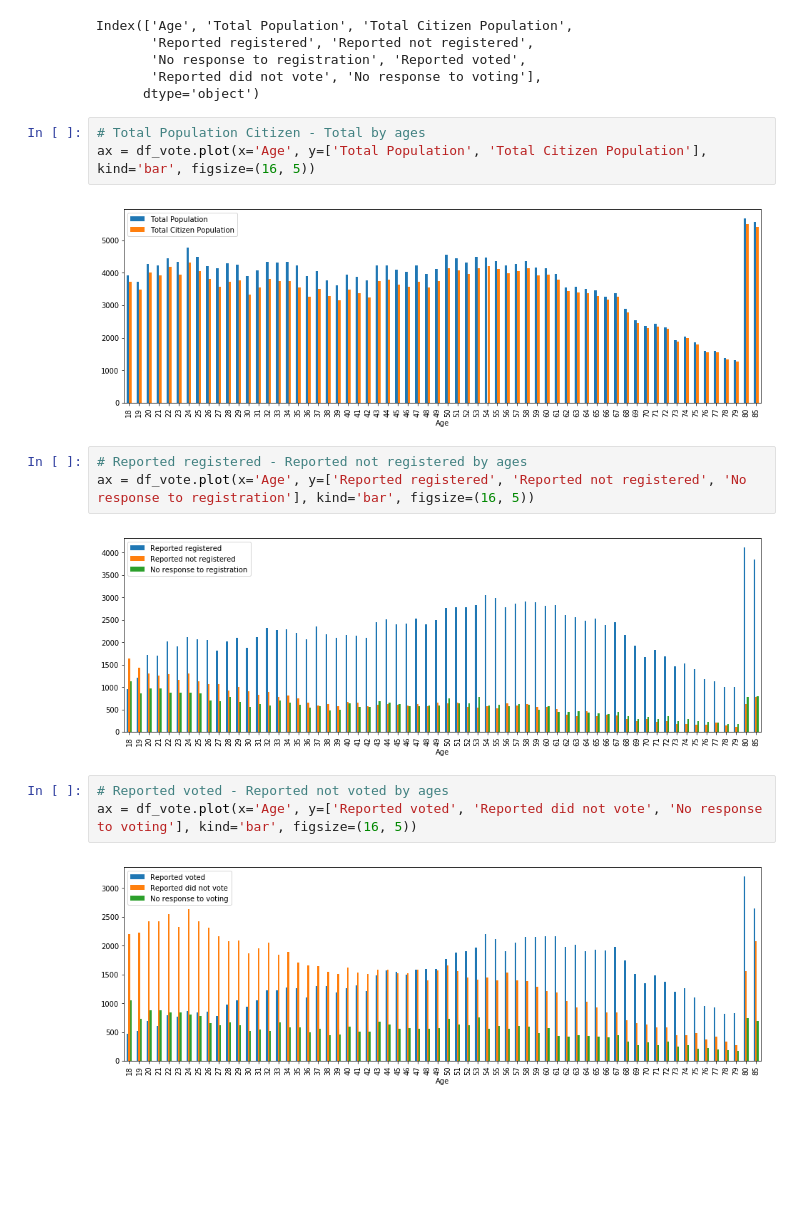
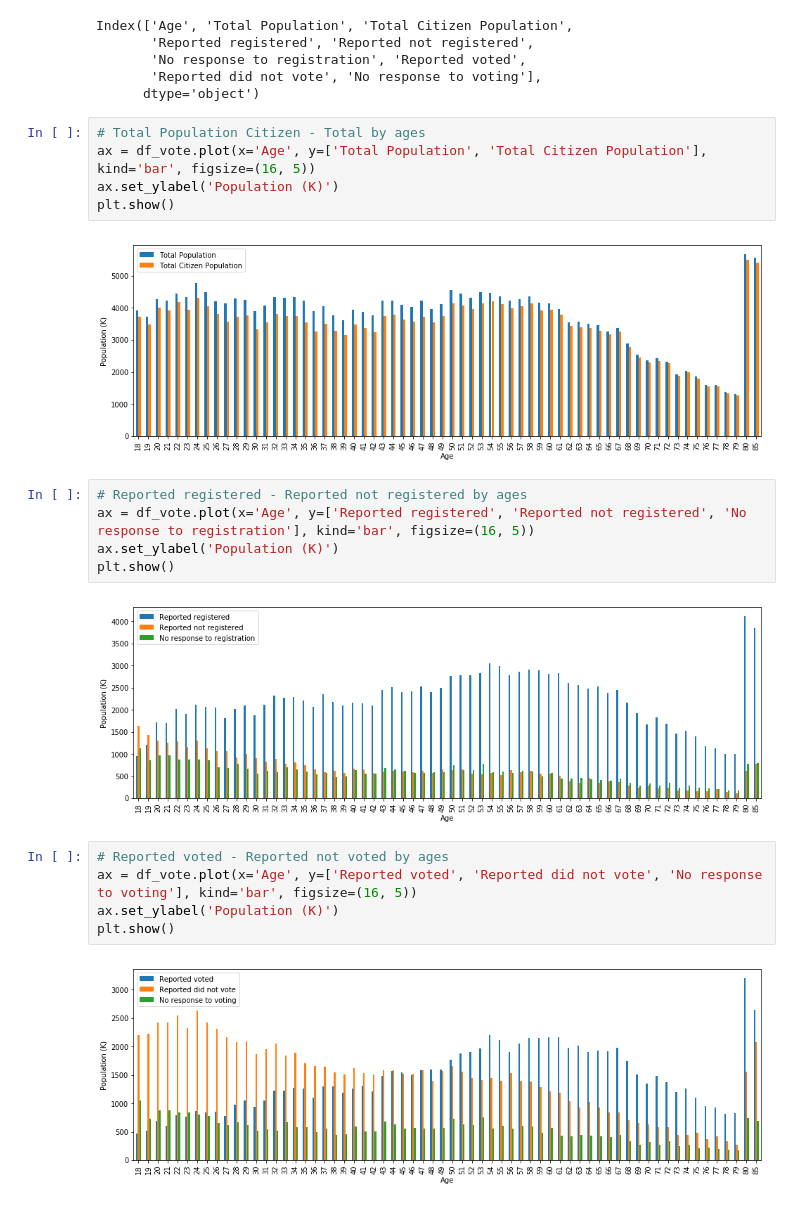
Before and after one commit to h1ros/h1ros.github.io, a Jupyter notebook: content/notebooks/US Census in 2014.ipynb, the cells around one changed output. Cells and saved outputs as stored; diff of their text form; blank space fills up the shorter version.

```diff
--- a/content/notebooks/US Census in 2014.ipynb
+++ b/content/notebooks/US Census in 2014.ipynb
@@ -104,15 +107,21 @@ Index(['Age', 'Total Population', 'Total Citizen Population',
 # %%
 # Total Population Citizen - Total by ages
 ax = df_vote.plot(x='Age', y=['Total Population', 'Total Citizen Population'], kind='bar', figsize=(16, 5))
+ax.set_ylabel('Population (K)')
+plt.show()
 # %% [output]
-[figure, old version]
+[figure, new version]
 # %%
 # Reported registered - Reported not registered by ages
 ax = df_vote.plot(x='Age', y=['Reported registered', 'Reported not registered', 'No response to registration'], kind='bar', figsize=(16, 5))
+ax.set_ylabel('Population (K)')
+plt.show()
 # %% [output]
-[figure, old version]
+[figure, new version]
 # %%
 # Reported voted - Reported not voted by ages
 ax = df_vote.plot(x='Age', y=['Reported voted', 'Reported did not vote', 'No response to voting'], kind='bar', figsize=(16, 5))
+ax.set_ylabel('Population (K)')
+plt.show()
 # %% [output]
-[figure, old version]
+[figure, new version]
```
Also changed, not shown: parts of 5 cells of this notebook.
